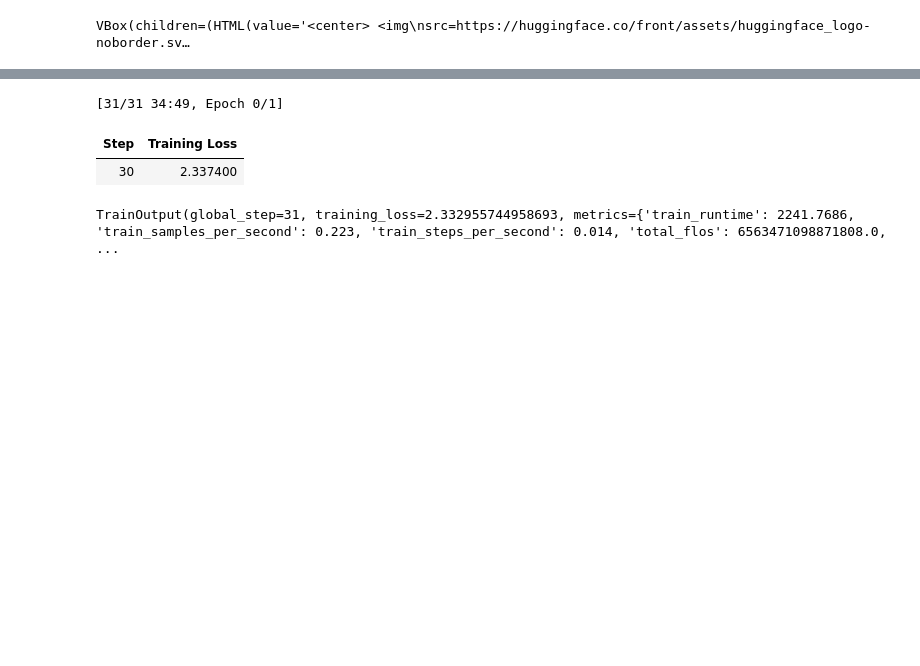
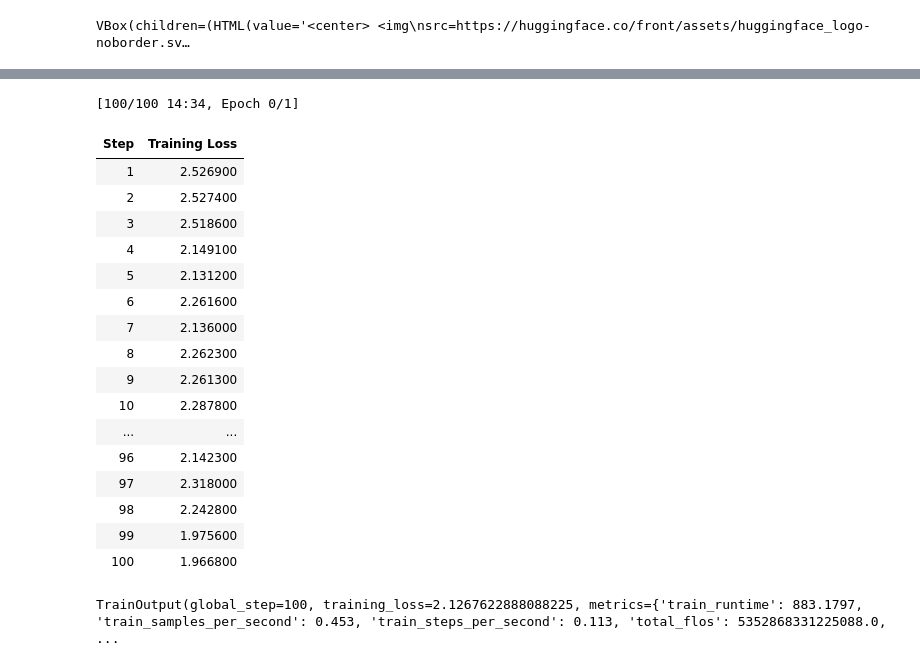
Before and after one commit to ArmaanSeth/MentalHealthCounselling, a Jupyter notebook: MentalHealthCounseling.ipynb, the cells around one changed output, grey strips where cells are left out. Saved outputs shown, nothing was run; the diff lists cells and outputs as text; code cells hidden in the pictures; blank space fills up the shorter version.

```diff
--- a/MentalHealthCounseling.ipynb
+++ b/MentalHealthCounseling.ipynb
@@ -27,0 +70,14 @@ VBox(children=(HTML(value='<center> <img\nsrc=https://huggingface.co/front/asset
+# %%
+from peft import LoraConfig, get_peft_model
+
+config = LoraConfig(
+    r= 8,
+    lora_alpha=32,
+    lora_dropout= 0.05,
+    target_modules=["self_attn.q_proj", "self_attn.k_proj", "self_attn.v_proj", "self_attn.o_proj","self_attn.gate_proj", "self_attn.up_proj"],
+    bias="none",
+    task_type="CAUSAL_LM",
+)
+
+model=get_peft_model(model, config)
+print_trainable_parameters(model)
@@ -28,7 +86,7 @@ VBox(children=(HTML(value='<center> <img\nsrc=https://huggingface.co/front/asset
 # %%
 from datasets import load_dataset
 
-data=load_dataset("Amod/mental_health_counseling_conversations", split="train[:500]")
+data=load_dataset("Amod/mental_health_counseling_conversations", split="train")
 # %%
 def preprocess(data):
   data["input"]='###Human :' + data["Context"] + "###Assistant :" + data['Response']
@@ -68,3 +96,6 @@ tokenizer.add_bos_token, tokenizer.add_eos_token
+# %%
+data=data.map(preprocess)
+data=data.map(lambda samples: tokenizer(samples['input']), batched=True)
 # %%
 #monitering login
 import wandb
@@ -137,7 +136,45 @@ os.environ["PYTORCH_CUDA_ALLOC_CONF"] = "10"
-# %%
-trainer.train()
-# %% [output]
-[31/31 34:49, Epoch 0/1]
-| Step | Training Loss |
-| 30 | 2.337400 |
-TrainOutput(global_step=31, training_loss=2.332955744958693, metrics={'train_runtime': 2241.7686, 'train_samples_per_second': 0.223, 'train_steps_per_second': 0.014, 'total_flos': 6563471098871808.0,  ...
+# %%
+import transformers
+
+
+tokenizer.pad_token = tokenizer.eos_token
+
+trainer = transformers.Trainer(
+    model=model,
+    train_dataset=data,
+    args=transformers.TrainingArguments(
+        per_device_train_batch_size=1,
+        gradient_accumulation_steps=4,
+        warmup_steps=2,
+        max_steps=100,
+        learning_rate=2e-4,
+        fp16=True,
+        logging_steps=1,
+        output_dir="outputs",
+        optim="paged_adamw_8bit"
+    ),
+    data_collator=transformers.DataCollatorForLanguageModeling(tokenizer, mlm=False),
+)
+
+model.config.use_cache = False  # silence the warnings. Please re-enable for inference!
+trainer.train()
+# %% [output]
+[100/100 14:34, Epoch 0/1]
+| Step | Training Loss |
+| 1 | 2.526900 |
+| 2 | 2.527400 |
+| 3 | 2.518600 |
+| 4 | 2.149100 |
+| 5 | 2.131200 |
+| 6 | 2.261600 |
+| 7 | 2.136000 |
+| 8 | 2.262300 |
+| 9 | 2.261300 |
+| 10 | 2.287800 |
+| ... | ... |
+| 96 | 2.142300 |
+| 97 | 2.318000 |
+| 98 | 2.242800 |
+| 99 | 1.975600 |
+| 100 | 1.966800 |
+TrainOutput(global_step=100, training_loss=2.1267622888088225, metrics={'train_runtime': 883.1797, 'train_samples_per_second': 0.453, 'train_steps_per_second': 0.113, 'total_flos': 5352868331225088.0, ...
```
Also changed, not shown: parts of 26 cells of this notebook.
